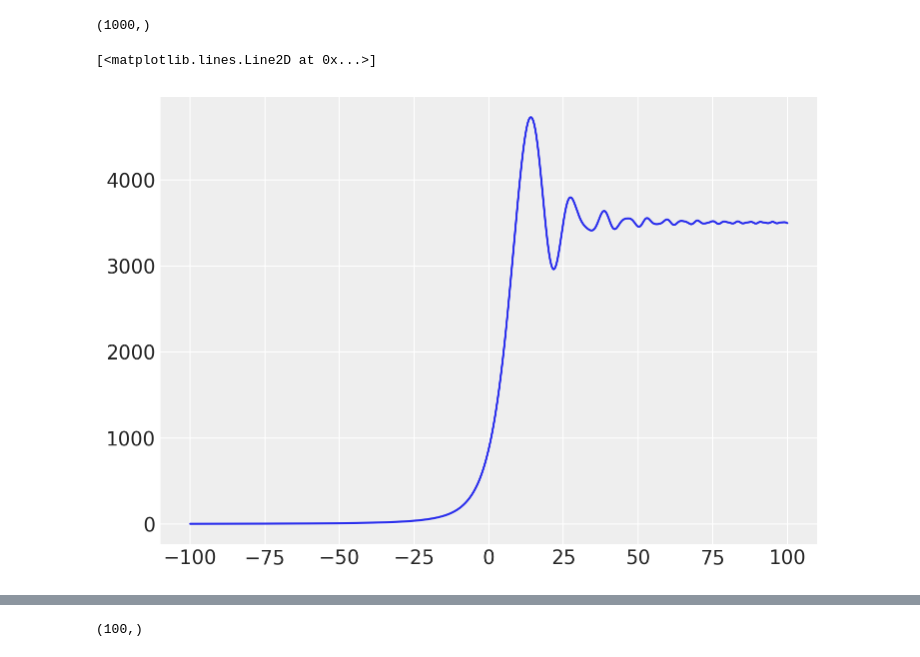
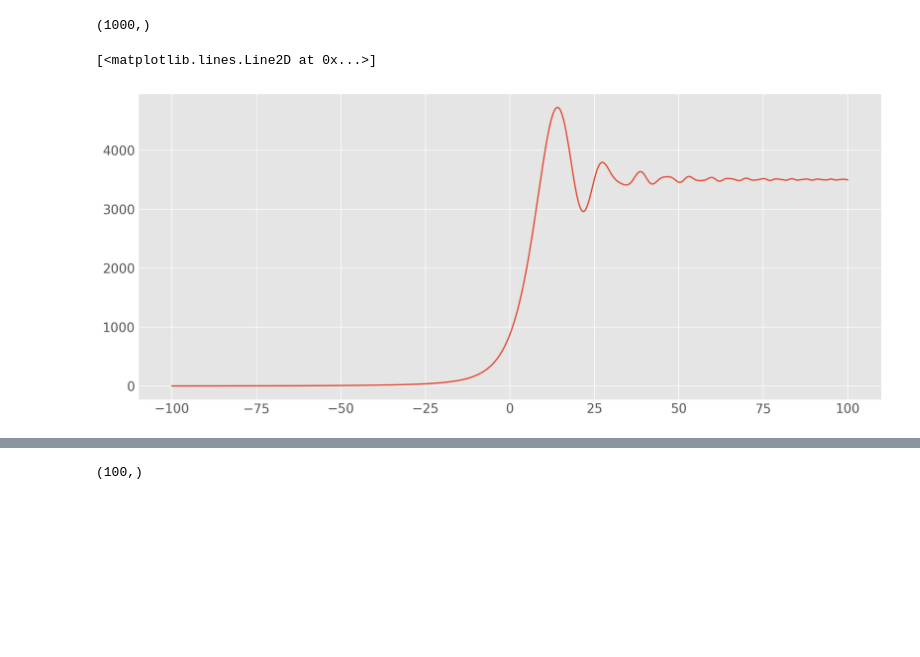
Before and after one commit to agustrionopj/Project-BEACON, a Jupyter notebook: TEST.ipynb, the cells around one changed output, grey strips where cells are left out. Saved outputs shown, nothing was run; the diff lists cells and outputs as text; code cells hidden in the pictures; blank space fills up the shorter version.

Commit message:
Transmission curve

```diff
--- a/TEST.ipynb
+++ b/TEST.ipynb
@@ -45,10 +45,13 @@ y00.shape
 # %% [output]
 (1000,)
 # %%
-plt.plot(x, y00)
+plt.style.use("ggplot")
+
+fig, ax = plt.subplots(figsize=(12,5))
+ax.plot(x, y00)
 # %% [output]
 [<matplotlib.lines.Line2D at 0x...>]
-[figure, old version]
+[figure, new version]
 # %%
 from skyfield.api import load
 
```
Also changed, not shown: parts of 13 cells of this notebook, 1 other file.
